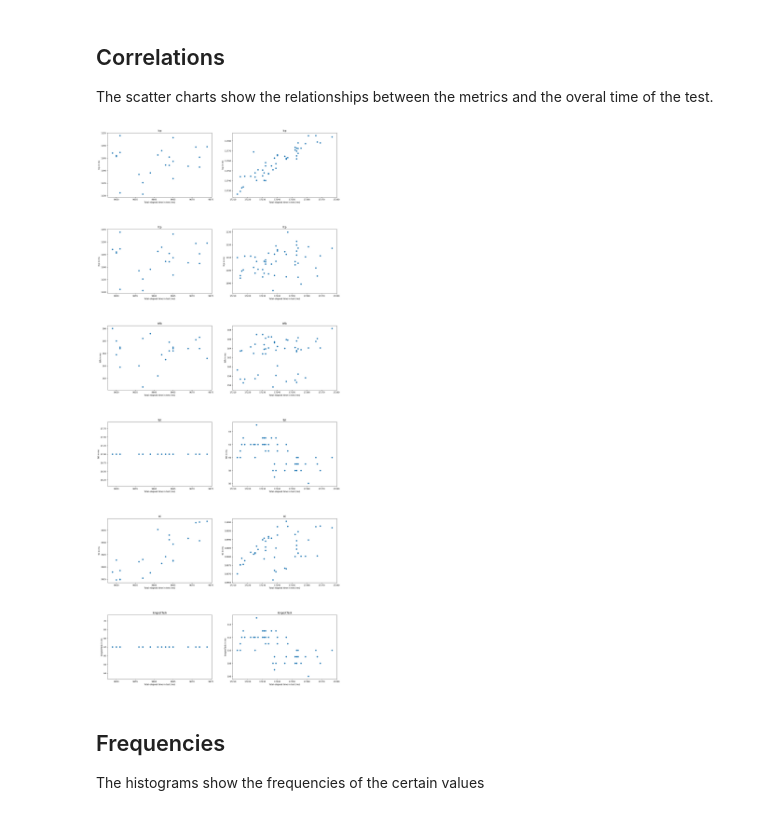
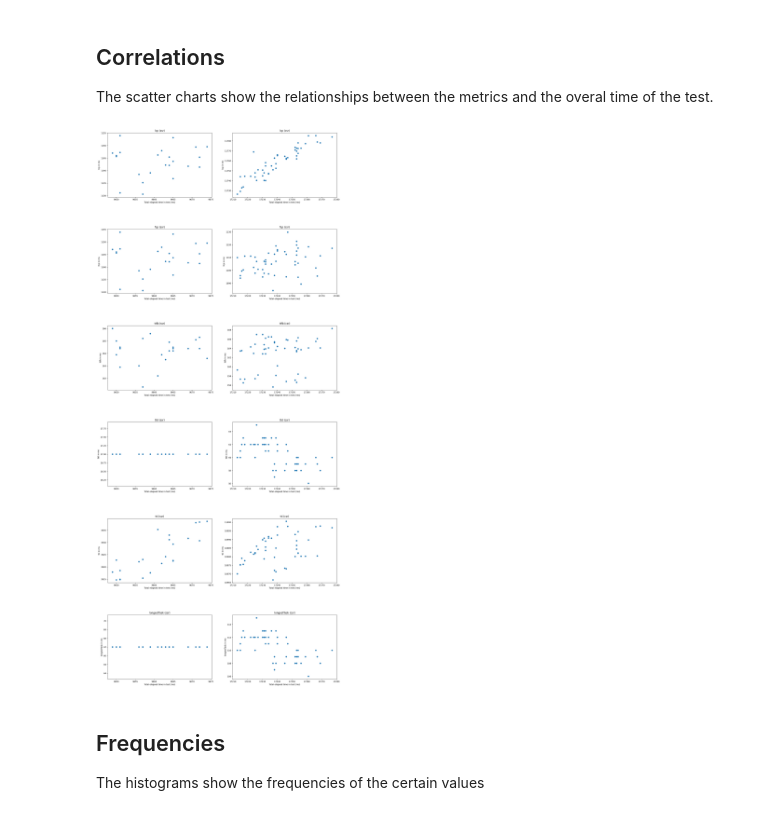
Before and after one commit to Aukevanoost/migrating-stateful-monoliths-to-microfrontends, a Jupyter notebook: analytics/notebooks/throttled.ipynb, the cells around one changed output. Cells and saved outputs as stored; diff of their text form; code cells hidden in the pictures.

```diff
--- a/analytics/notebooks/throttled.ipynb
+++ b/analytics/notebooks/throttled.ipynb
@@ -271,25 +271,25 @@ The scatter charts show the relationships between the metrics and the overal tim
 # %%
 def plot_scatter_plot(d, f, loc):
     loc.scatter(datasets[d]['totalTime'], datasets[d][f], label=d)
-    loc.set_title(f)
+    loc.set_title(f + ' (' + d + ')')
     loc.set_xlabel('Total elapsed time in test (ms)')
     loc.set_ylabel(f + ' in ms')
 
 def graphs(plot_func, features, height=8):
     rows = len(features)
     cols = len(datasets)
 
     _, axes = plt.subplots(nrows=rows, ncols=cols, figsize=(20, height*rows))
     plt.subplots_adjust(hspace=0.5)
     for y, f in enumerate(features):
         for x, d in enumerate(datasets):
             plot_func(d, f, axes[y, x])
     return plt
 
 plt = graphs(plot_scatter_plot, ['lcp', 'fcp', 'ttfb', 'tbt', 'tti', 'longestTask'])
 plt.show()
 # %% [output]
-[figure, old version]
+[figure, new version]
 # %% [markdown]
 ## Frequencies
 The histograms show the frequencies of the certain values
```
Also changed, not shown: parts of 2 cells of this notebook, 2 other files.
